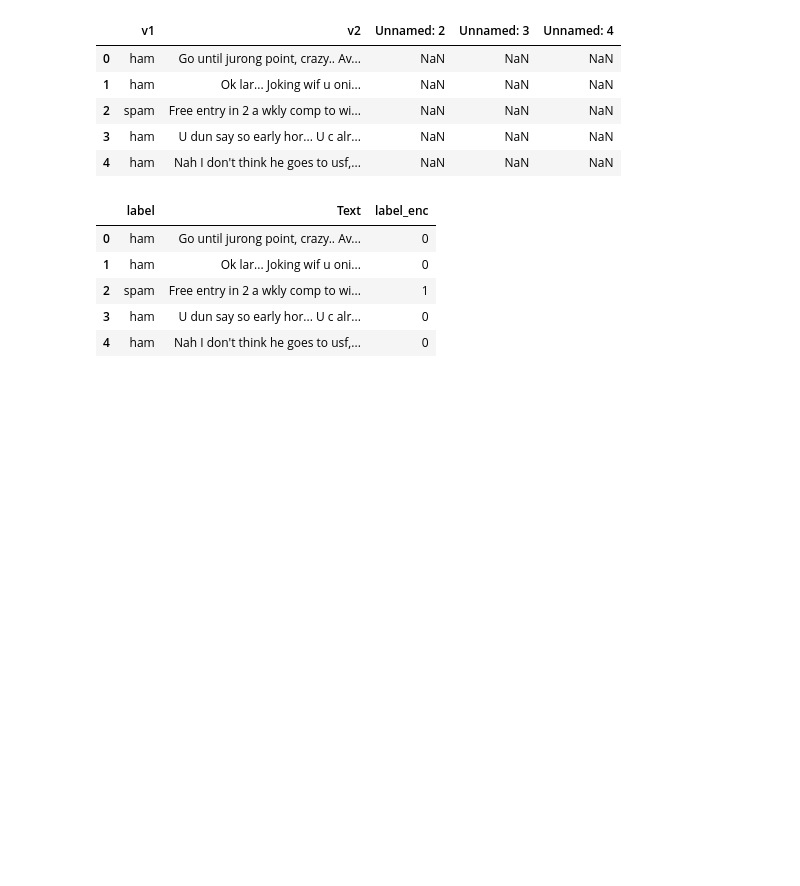
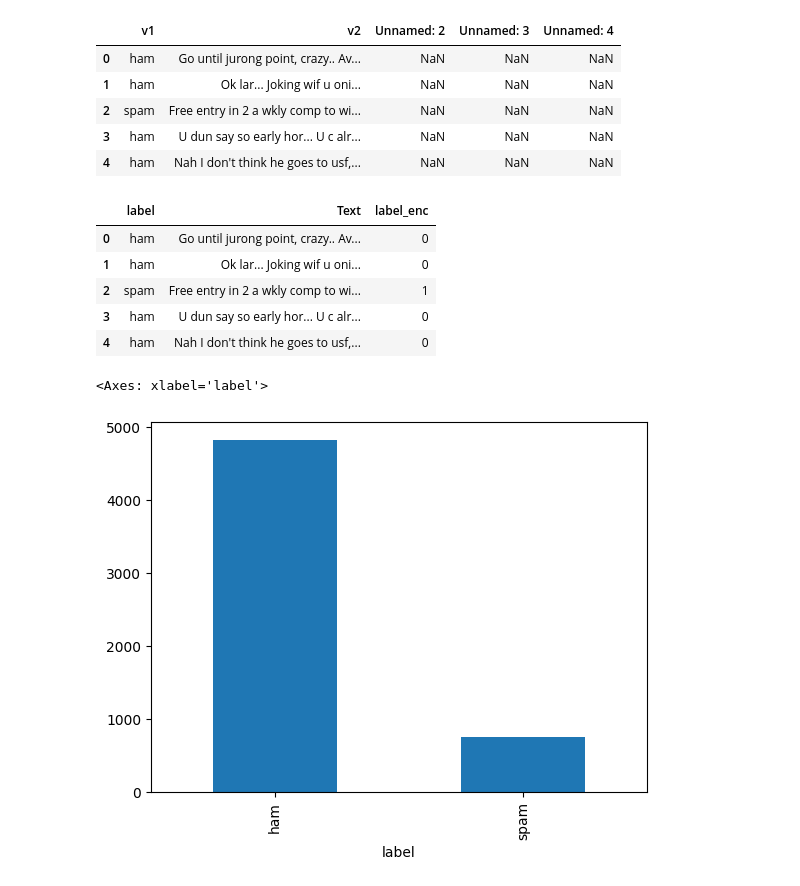
Before and after one commit to sushanthreddy29/SMS_Spam_Detection, a Jupyter notebook: SMS_Spam_Detection.ipynb, the cells around one changed output. Drawn from its saved outputs; the diff is of its cells as text; code cells hidden in the pictures; blank space fills up the shorter version.

```diff
--- a/SMS_Spam_Detection.ipynb
+++ b/SMS_Spam_Detection.ipynb
@@ -30,3 +30,9 @@ df.head()
 | 2 | spam | Free entry in 2 a wkly comp to wi... | 1 |
 | 3 | ham | U dun say so early hor... U c alr... | 0 |
 | 4 | ham | Nah I don't think he goes to usf,... | 0 |
+# %%
+# This line of code calculates the frequency of each unique value in the 'label' column
+df['label'].value_counts().plot(kind='bar')
+# %% [output]
+<Axes: xlabel='label'>
+[figure, added]
```
Also changed, not shown: parts of 1 cell of this notebook.
